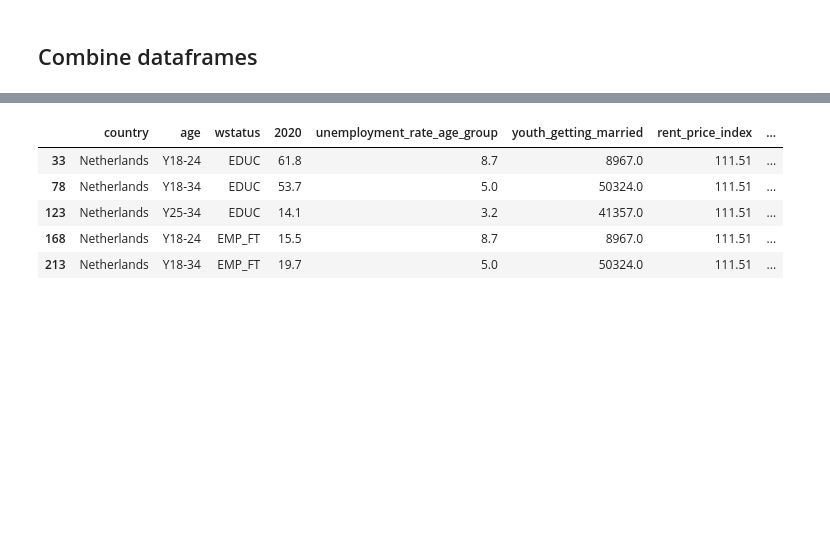
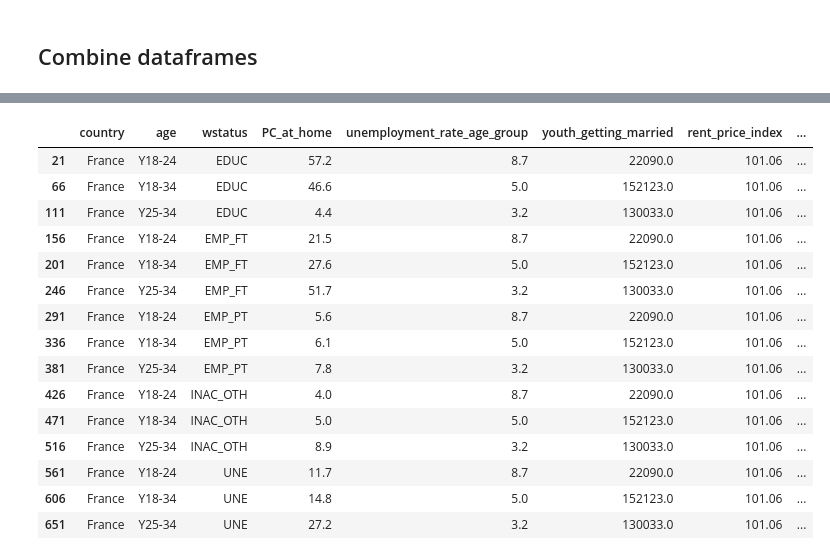
Before and after one commit to AnneLouisedb/Causality_Eurostat, a Jupyter notebook: create_dataset.ipynb, the cells around one changed output, grey strips where cells are left out. Saved outputs shown, nothing was run; the diff lists cells and outputs as text; code cells hidden in the pictures; blank space fills up the shorter version.

```diff
--- a/create_dataset.ipynb
+++ b/create_dataset.ipynb
@@ -491,9 +514,22 @@ df_outcome_2010.head()
+# %%
+COUNTRY = 'France'
+df_outcome_2010, df_outcome_2020 = process_country('France')
 # %%
-df_outcome_2020.head()
+df_outcome_2020
 # %% [output]
-|  | country | age | wstatus | 2020 | unemployment_rate_age_group | youth_getting_married | rent_price_index | ... |
-| 33 | Netherlands | Y18-24 | EDUC | 61.8 | 8.7 | 8967.0 | 111.51 | ... |
-| 78 | Netherlands | Y18-34 | EDUC | 53.7 | 5.0 | 50324.0 | 111.51 | ... |
-| 123 | Netherlands | Y25-34 | EDUC | 14.1 | 3.2 | 41357.0 | 111.51 | ... |
-| 168 | Netherlands | Y18-24 | EMP_FT | 15.5 | 8.7 | 8967.0 | 111.51 | ... |
-| 213 | Netherlands | Y18-34 | EMP_FT | 19.7 | 5.0 | 50324.0 | 111.51 | ... |
+|  | country | age | wstatus | PC_at_home | unemployment_rate_age_group | youth_getting_married | rent_price_index | ... |
+| 21 | France | Y18-24 | EDUC | 57.2 | 8.7 | 22090.0 | 101.06 | ... |
+| 66 | France | Y18-34 | EDUC | 46.6 | 5.0 | 152123.0 | 101.06 | ... |
+| 111 | France | Y25-34 | EDUC | 4.4 | 3.2 | 130033.0 | 101.06 | ... |
+| 156 | France | Y18-24 | EMP_FT | 21.5 | 8.7 | 22090.0 | 101.06 | ... |
+| 201 | France | Y18-34 | EMP_FT | 27.6 | 5.0 | 152123.0 | 101.06 | ... |
+| 246 | France | Y25-34 | EMP_FT | 51.7 | 3.2 | 130033.0 | 101.06 | ... |
+| 291 | France | Y18-24 | EMP_PT | 5.6 | 8.7 | 22090.0 | 101.06 | ... |
+| 336 | France | Y18-34 | EMP_PT | 6.1 | 5.0 | 152123.0 | 101.06 | ... |
+| 381 | France | Y25-34 | EMP_PT | 7.8 | 3.2 | 130033.0 | 101.06 | ... |
+| 426 | France | Y18-24 | INAC_OTH | 4.0 | 8.7 | 22090.0 | 101.06 | ... |
+| 471 | France | Y18-34 | INAC_OTH | 5.0 | 5.0 | 152123.0 | 101.06 | ... |
+| 516 | France | Y25-34 | INAC_OTH | 8.9 | 3.2 | 130033.0 | 101.06 | ... |
+| 561 | France | Y18-24 | UNE | 11.7 | 8.7 | 22090.0 | 101.06 | ... |
+| 606 | France | Y18-34 | UNE | 14.8 | 5.0 | 152123.0 | 101.06 | ... |
+| 651 | France | Y25-34 | UNE | 27.2 | 3.2 | 130033.0 | 101.06 | ... |
```
Also changed, not shown: parts of 10 cells of this notebook, 2 other files.
